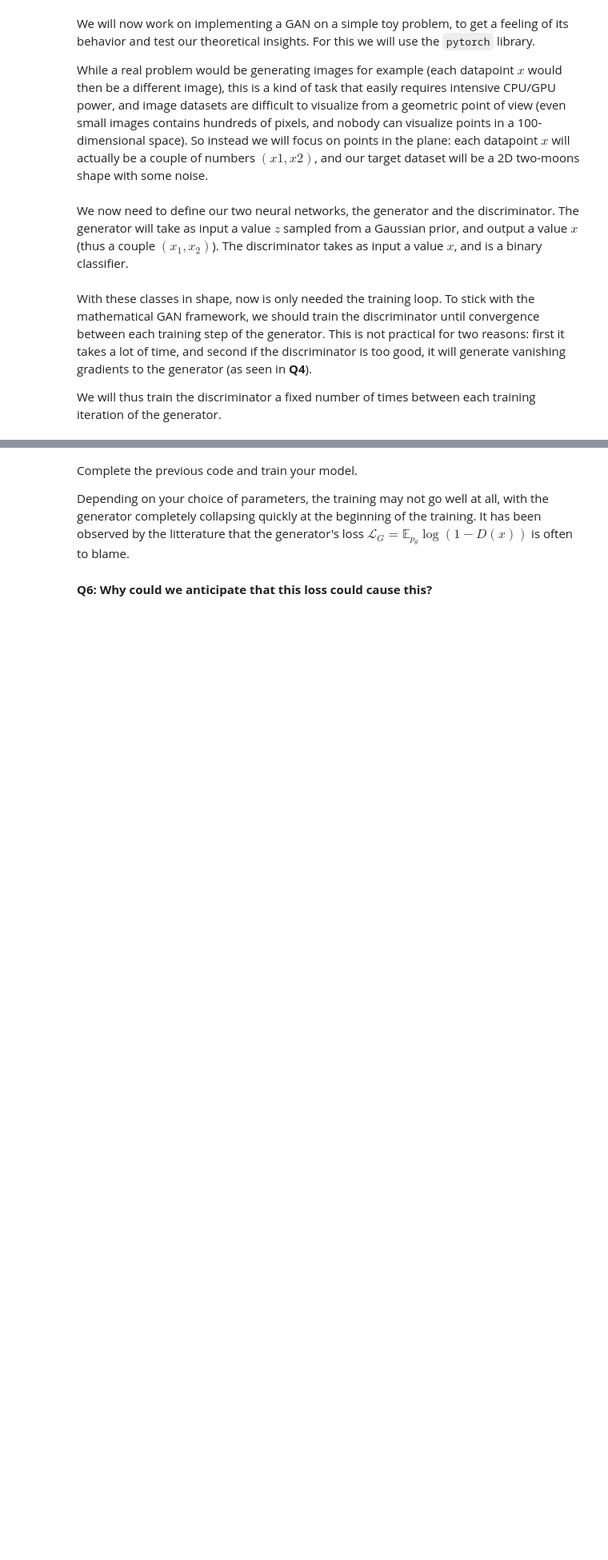
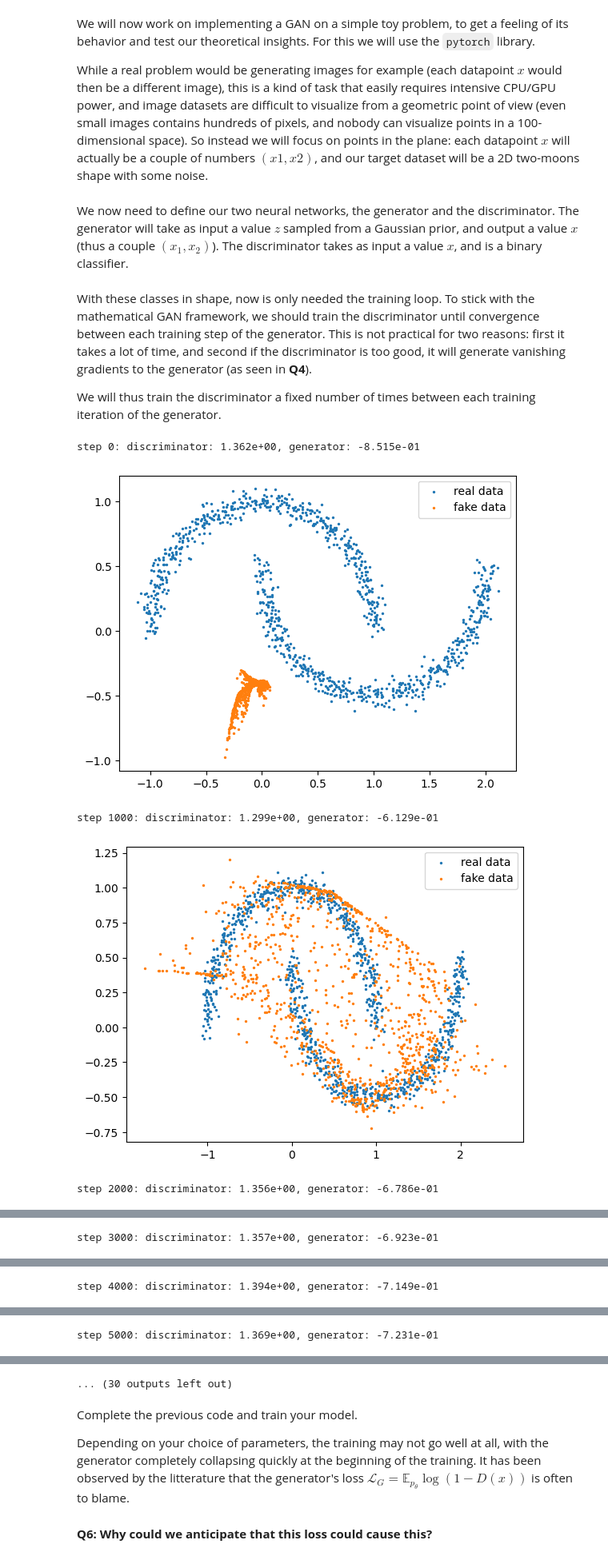
Before and after one commit to fotisk07/DLP, a Jupyter notebook: Week6/TP6_generative_models.ipynb, the cells around one changed output, grey strips where cells are left out. Shown at 80% size. Saved outputs shown, nothing was run; the diff lists cells and outputs as text; code cells hidden in the pictures; blank space fills up the shorter version.

```diff
--- a/Week6/TP6_generative_models.ipynb
+++ b/Week6/TP6_generative_models.ipynb
@@ -146,10 +156,16 @@ PRIOR_N = 2
 class Generator(nn.Module):
     def __init__(self):
         super().__init__()
-        self.fc1 = nn.Linear(PRIOR_N, 2)
+        self.model = nn.Sequential(
+            nn.Linear(PRIOR_N, 8),
+            nn.ReLU(),
+            nn.Linear(8, 8),
+            nn.ReLU(),
+            nn.Linear(8, 2)
+        )
 
     def __call__(self, z):
-        return self.fc1(z)
+        return self.model(z)
 
     def generate(self, batchlen):
         z = torch.normal(torch.zeros(batchlen, PRIOR_N), 1.0)
@@ -160,17 +176,23 @@ class Generator(nn.Module):
 class Discriminator(nn.Module):
     def __init__(self):
         super().__init__()
-        self.fc1 = nn.Linear(2, 1)
+        self.model = nn.Sequential(
+            nn.Linear(2, 8),
+            nn.ReLU(),
+            nn.Linear(8, 8),
+            nn.ReLU(),
+            nn.Linear(8, 1)
+        )
 
     def __call__(self, x):
-        return self.fc1(x)
+        return self.model(x)
 # %% [markdown]
 With these classes in shape, now is only needed the training loop. To stick with the mathematical GAN framework, we should train the discriminator until convergence between each training step of the generator. This is not practical for two reasons: first it takes a lot of time, and second if the discriminator is too good, it will generate vanishing gradients to the generator (as seen in **Q4**).
 
 We will thus train the discriminator a fixed number of times between each training iteration of the generator.
 # %%
 # Number of times to train the discriminator between two generator steps
-TRAIN_RATIO = 1
+TRAIN_RATIO = 10
 # Total number of training iterations for the generator
 N_ITER = 20001
 # Batch size to use
@@ -182,32 +204,46 @@ discriminator = Discriminator()
 optim_disc = torch.optim.Adam(discriminator.parameters(), lr=0.001, betas=(0.5,0.9))
 
 for i in range(N_ITER):
     # train the discriminator
     for _ in range(TRAIN_RATIO):
         discriminator.zero_grad()
         real_batch = generate_batch(BATCHLEN)
         fake_batch = generator.generate(BATCHLEN)
         #
         # == COMPUTE THE DISCRIMINATOR LOSS HERE ==
+
+        p1 = torch.sigmoid(discriminator(real_batch))
+        p2 = torch.sigmoid(discriminator(fake_batch))
+
+        disc_loss = - torch.log(p1).mean() - torch.log(1 - p2).mean()
+
         #
-        disc_loss = 0
         disc_loss.backward()
         optim_disc.step()
+
     # train the generator
     generator.zero_grad()
     fake_batch = generator.generate(BATCHLEN)
     #
     # == COMPUTE THE GENERATOR LOSS HERE
+
+    p2 = torch.sigmoid(discriminator(fake_batch))
+    gen_loss = torch.log(1 - p2).mean()
     #
-    gen_loss = 0
     gen_loss.backward()
     optim_gen.step()
     if i%1000 == 0:
         print('step {}: discriminator: {:.3e}, generator: {:.3e}'.format(i, float(disc_loss), float(gen_loss)))
         # plot the result
         real_batch = generate_batch(1024)
         fake_batch = generator.generate(1024).detach()
         plt.scatter(real_batch[:,0], real_batch[:,1], s=2.0, label='real data')
         plt.scatter(fake_batch[:,0], fake_batch[:,1], s=2.0, label='fake data')
         plt.legend()
         plt.show()
+# %% [output]
+step 0: discriminator: 1.362e+00, generator: -8.515e-01
+[figure, added]
+step 1000: discriminator: 1.299e+00, generator: -6.129e-01
+[figure, added]
+step 2000: discriminator: 1.356e+00, generator: -6.786e-01
@@ -213,0 +251 @@ for i in range(N_ITER):
+step 3000: discriminator: 1.357e+00, generator: -6.923e-01
@@ -213,0 +253 @@ for i in range(N_ITER):
+step 4000: discriminator: 1.394e+00, generator: -7.149e-01
@@ -213,0 +255 @@ for i in range(N_ITER):
+step 5000: discriminator: 1.369e+00, generator: -7.231e-01
@@ -214,3 +257,4 @@ for i in range(N_ITER):
+... (30 outputs left out)
 # %% [markdown]
 Complete the previous code and train your model.
 
```
Also changed, not shown: parts of 26 cells of this notebook.
